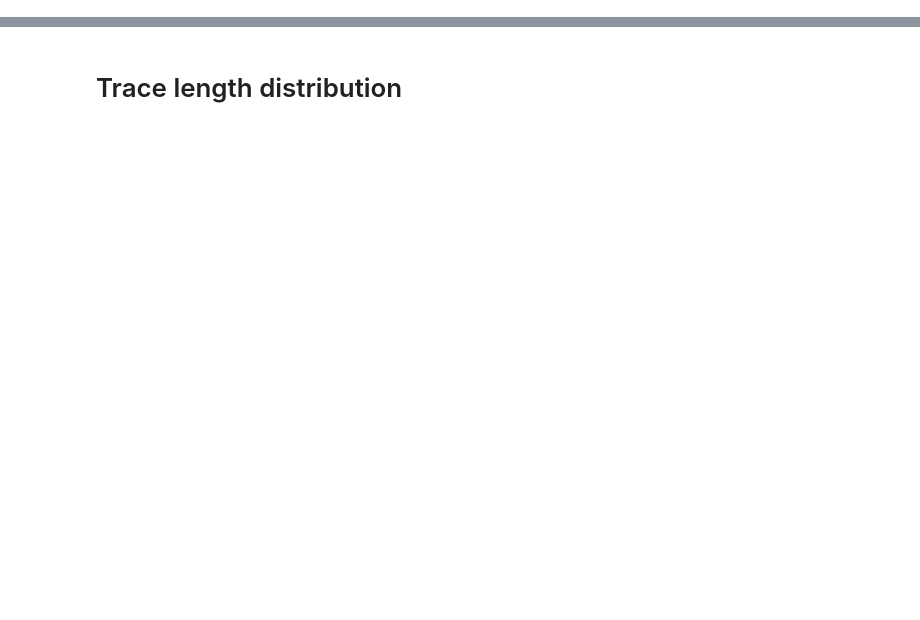
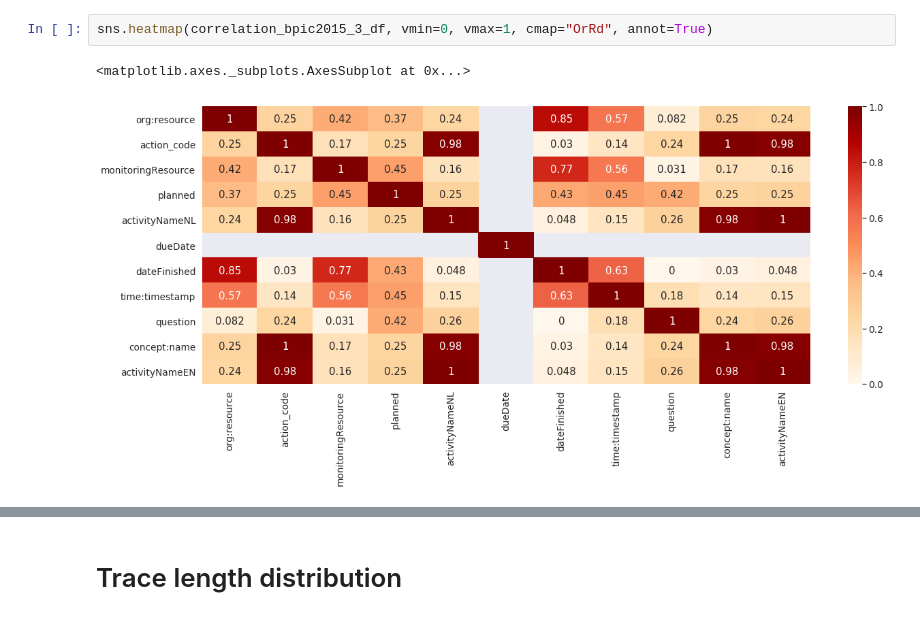
Before and after one commit to flxw/master-thesis, a Jupyter notebook: notebooks/Thesis figures.ipynb, the cells around one changed output, grey strips where cells are left out. Saved outputs shown, nothing was run; the diff lists cells and outputs as text; blank space fills up the shorter version.

```diff
--- a/notebooks/Thesis figures.ipynb
+++ b/notebooks/Thesis figures.ipynb
@@ -24,0 +53,5 @@ hpi_blue = '#007a9e'
+# %%
+sns.heatmap(correlation_bpic2015_3_df, vmin=0, vmax=1, cmap="OrRd", annot=True)
+# %% [output]
+<matplotlib.axes._subplots.AxesSubplot at 0x...>
+[figure, added]
```
Also changed, not shown: parts of 23 cells of this notebook.
